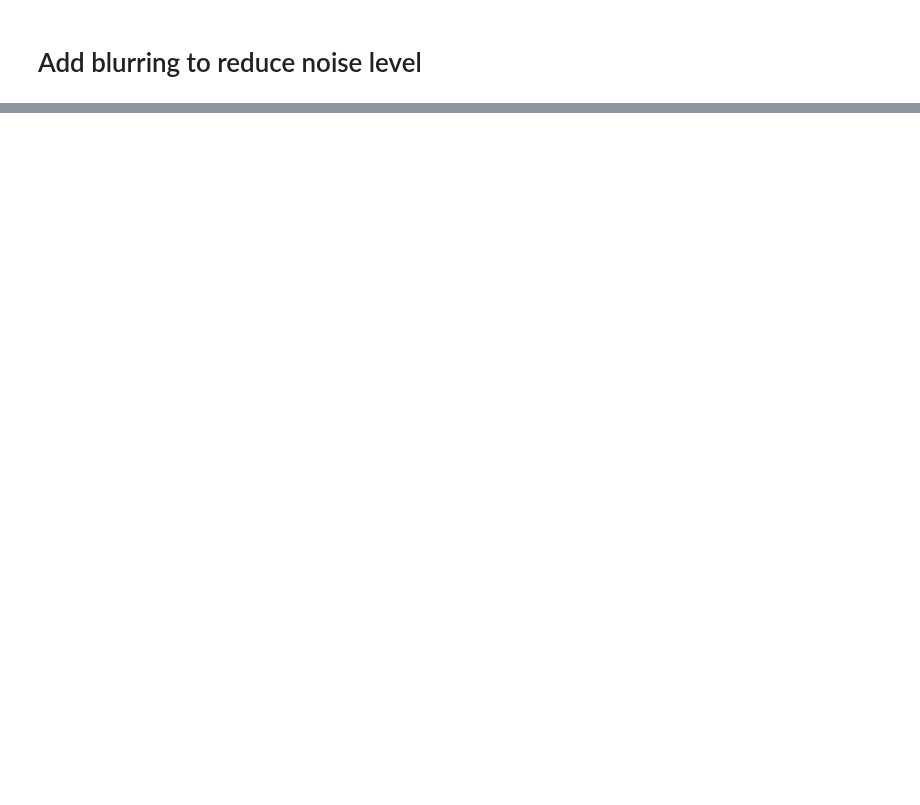
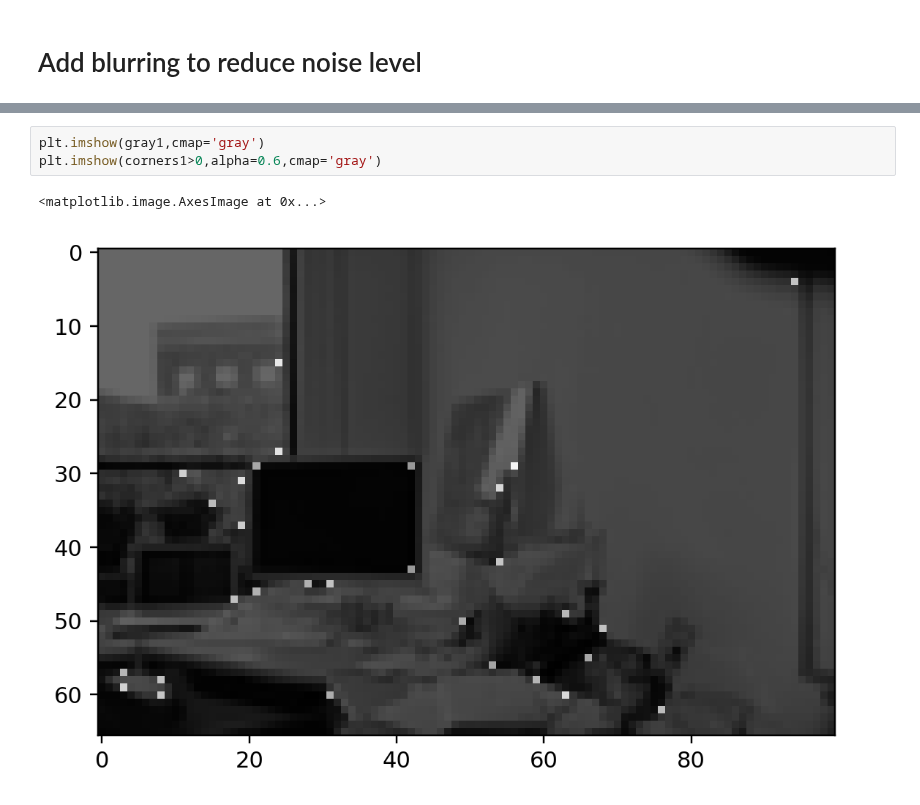
Before and after one commit to Tsmorz/computer-vision, a Jupyter notebook: Project 2/HarrisCorners.ipynb, the cells around one changed output, grey strips where cells are left out. Cells and saved outputs as stored; diff of their text form; blank space fills up the shorter version.

```diff
--- a/Project 2/HarrisCorners.ipynb
+++ b/Project 2/HarrisCorners.ipynb
@@ -295 +299,7 @@ Corners: 92
+# %%
+plt.imshow(gray1,cmap='gray')
+plt.imshow(corners1>0,alpha=0.6,cmap='gray')
+# %% [output]
+<matplotlib.image.AxesImage at 0x...>
+[figure, added]
 # %%
```
Also changed, not shown: parts of 8 cells of this notebook, 2 other files.
